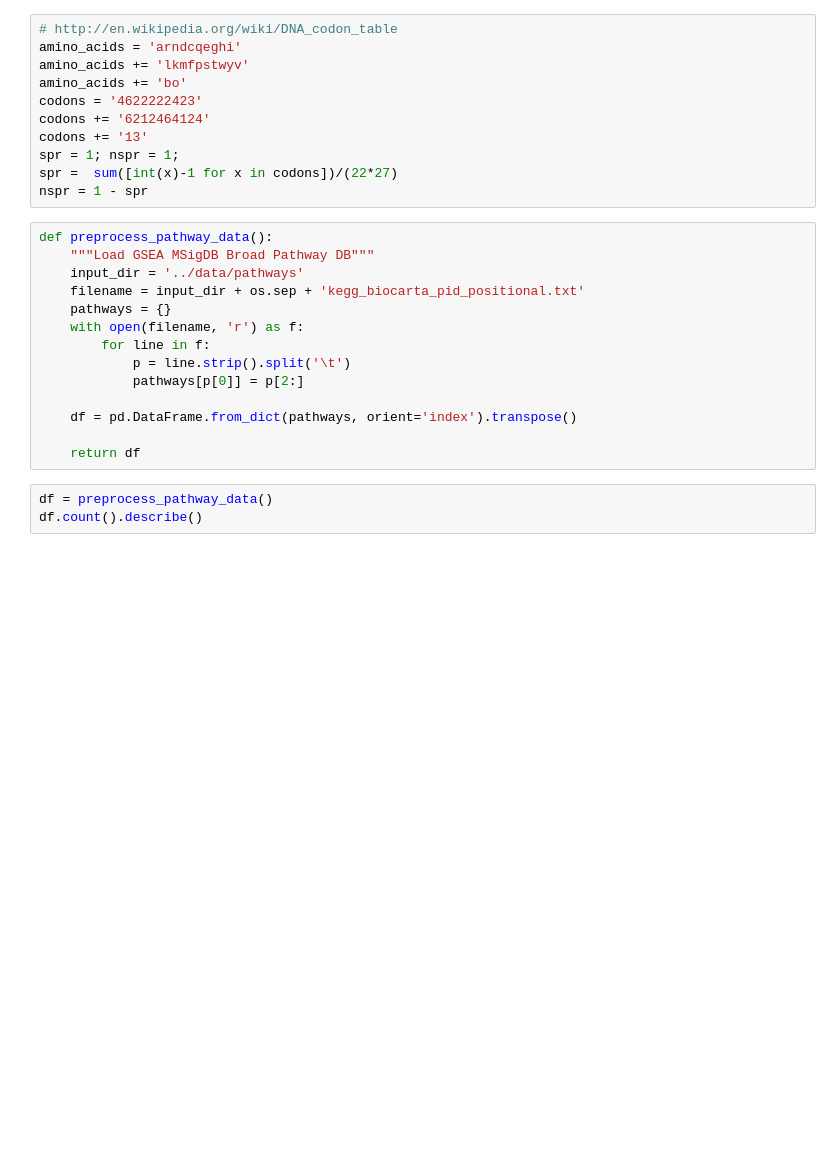
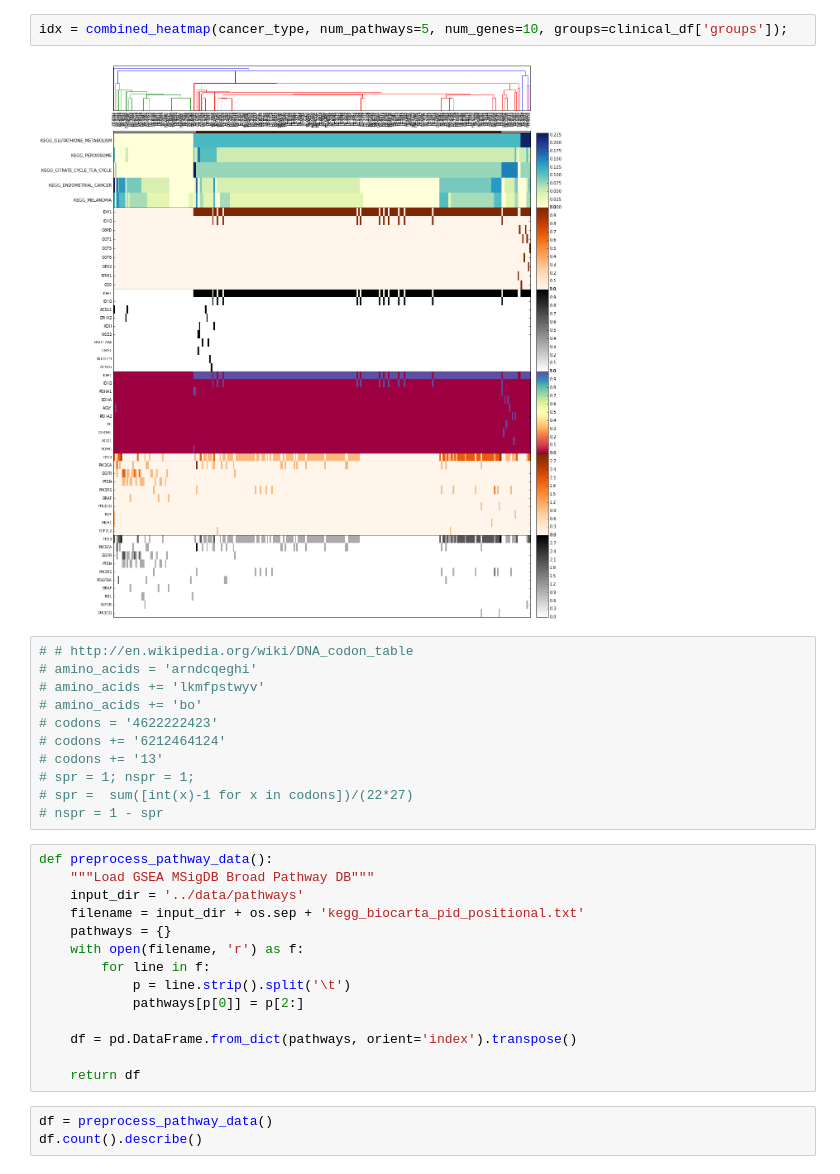
Before and after one commit to nitinksingh/driver, a Jupyter notebook: scratch.ipynb, the cells around one changed output. Cells and saved outputs as stored; diff of their text form; blank space fills up the shorter version.

```diff
--- a/scratch.ipynb
+++ b/scratch.ipynb
@@ -184,14 +84,18 @@ print memb.value_counts()
+# %%
+idx = combined_heatmap(cancer_type, num_pathways=5, num_genes=10, groups=clinical_df['groups']);
+# %% [output]
+[figure, added]
 # %%
-# http://en.wikipedia.org/wiki/DNA_codon_table
-amino_acids = 'arndcqeghi'
-amino_acids += 'lkmfpstwyv'
-amino_acids += 'bo'
-codons = '4622222423'
-codons += '6212464124'
-codons += '13'
-spr = 1; nspr = 1;
-spr =  sum([int(x)-1 for x in codons])/(22*27)
-nspr = 1 - spr
+# # http://en.wikipedia.org/wiki/DNA_codon_table
+# amino_acids = 'arndcqeghi'
+# amino_acids += 'lkmfpstwyv'
+# amino_acids += 'bo'
+# codons = '4622222423'
+# codons += '6212464124'
+# codons += '13'
+# spr = 1; nspr = 1;
+# spr =  sum([int(x)-1 for x in codons])/(22*27)
+# nspr = 1 - spr
 # %%
 def preprocess_pathway_data():
     """Load GSEA MSigDB Broad Pathway DB"""
```
Also changed, not shown: parts of 13 cells of this notebook, 2 other files.
